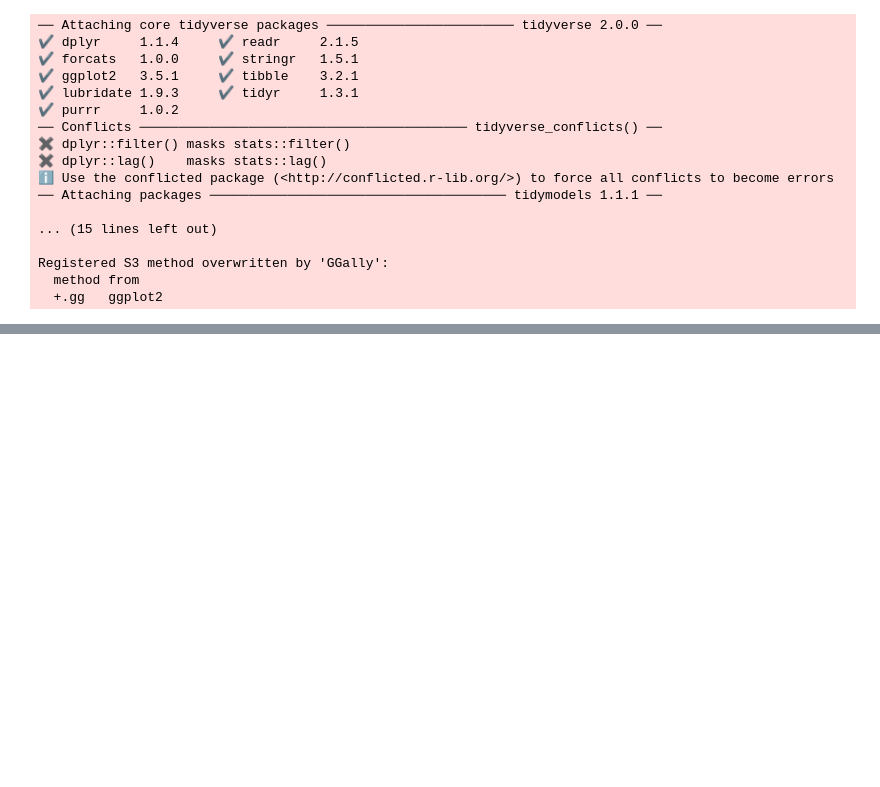
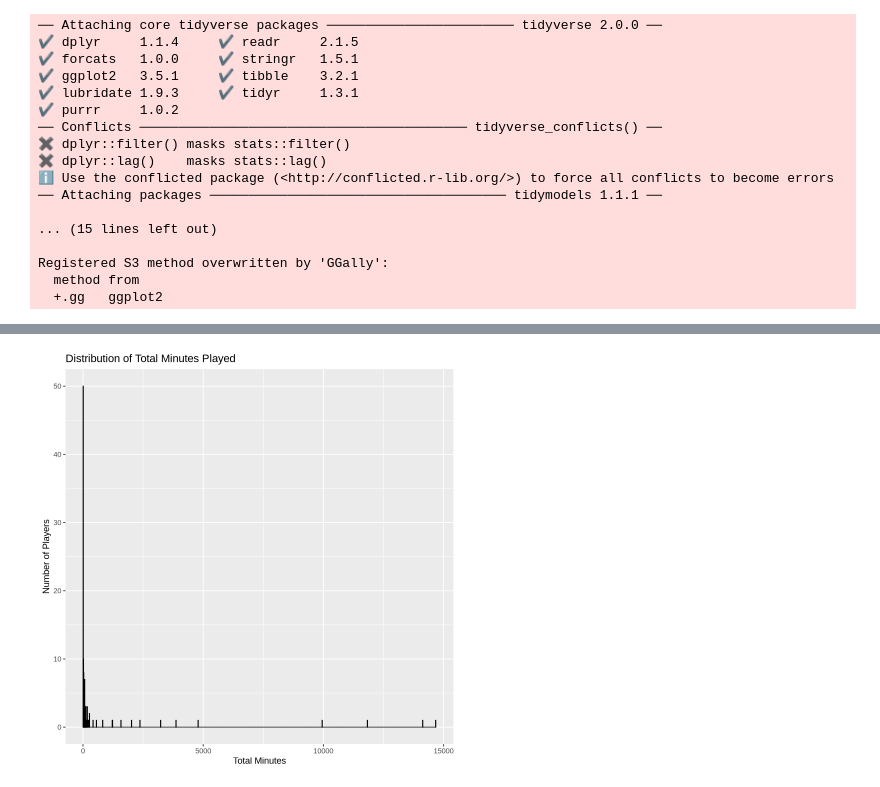
Before and after one commit to alexasestak/individual_planning_report_targetting_players, a Jupyter notebook: tidydata.ipynb, the cells around one changed output, grey strips where cells are left out. Drawn from its saved outputs; the diff is of its cells as text; code cells hidden in the pictures; blank space fills up the shorter version.

Commit message:
tidied data and plotted histogram for total minutes played and number of players

```diff
--- a/tidydata.ipynb
+++ b/tidydata.ipynb
@@ -82,0 +88,15 @@ A tibble: 1 × 2
+# %%
+total_mins_histogram<-ggplot(full_data |> filter(!is.na(total_minutes)), aes(x = total_minutes)) +
+    geom_histogram(binwidth = 10, fill = "steelblue", color = "black") +
+    labs(title = "Distribution of Total Minutes Played",
+         x = "Total Minutes",
+         y = "Number of Players")
+total_mins_histogram
+
+# The distribution of total minutes played is highly right-skewed.
+#Most players contribute relatively little gameplay data,
+# while a small number of players contribute disproportionately high amounts.
+# This suggests that identifying and targeting high-contributing players could,
+# and likely would, be impactful for recruitment efforts
+# %% [output]
+[figure, added]
```
Also changed, not shown: parts of 5 cells of this notebook.
